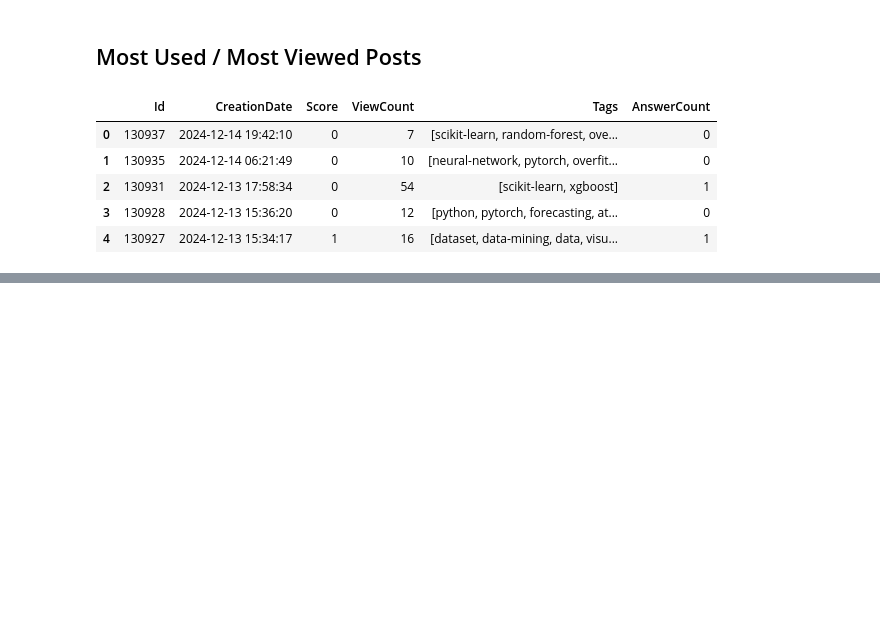
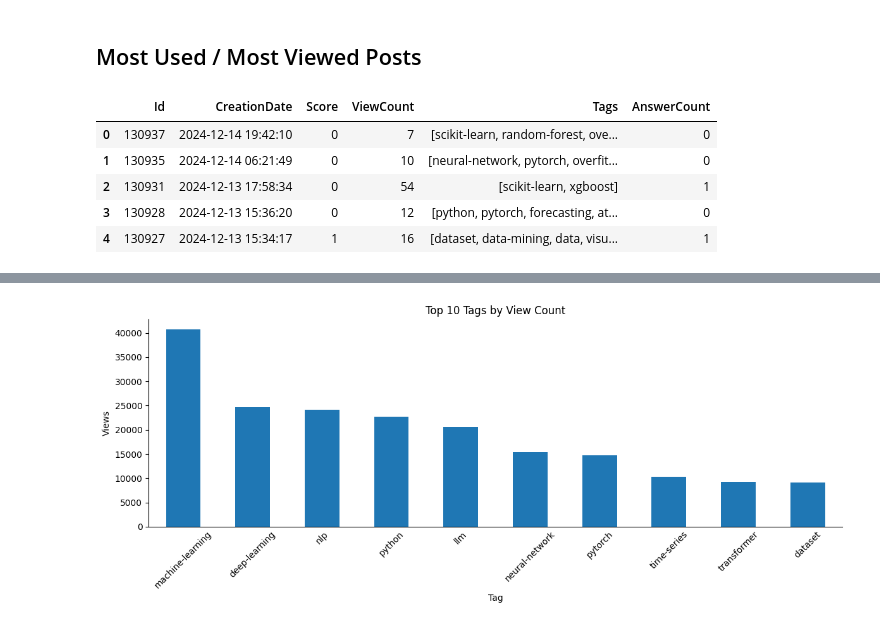
Before and after one commit to jastro-dev/dq-11-stackexchange-popular-questions, a Jupyter notebook: main_notebook.ipynb, the cells around one changed output, grey strips where cells are left out. Drawn from its saved outputs; the diff is of its cells as text; code cells hidden in the pictures; blank space fills up the shorter version.

```diff
--- a/main_notebook.ipynb
+++ b/main_notebook.ipynb
@@ -219,0 +233,20 @@ tag_uses_top_10.plot(kind='bar', figsize=(12,5), rot=45)
+# %%
+# Grab top 10 tags by view count
+tag_views_top_10 = tag_views.sort_values(by='Views', ascending=False).head(10)
+
+# Plot top 10 tags
+tag_views_top_10.plot(kind='bar', figsize=(12, 5), rot=45, legend=False)
+
+plt.xlabel('Tag')
+plt.ylabel('Views')
+plt.title('Top 10 Tags by View Count')
+
+# Remove x-axis tick markers
+plt.tick_params(axis='x', length=0)
+
+sns.despine()
+plt.tight_layout()
+plt.savefig('visualizations/top_10_tags_by_view_count.png')
+plt.show()
+# %% [output]
+[figure, added]
```
Also changed, not shown: parts of 3 cells of this notebook.
